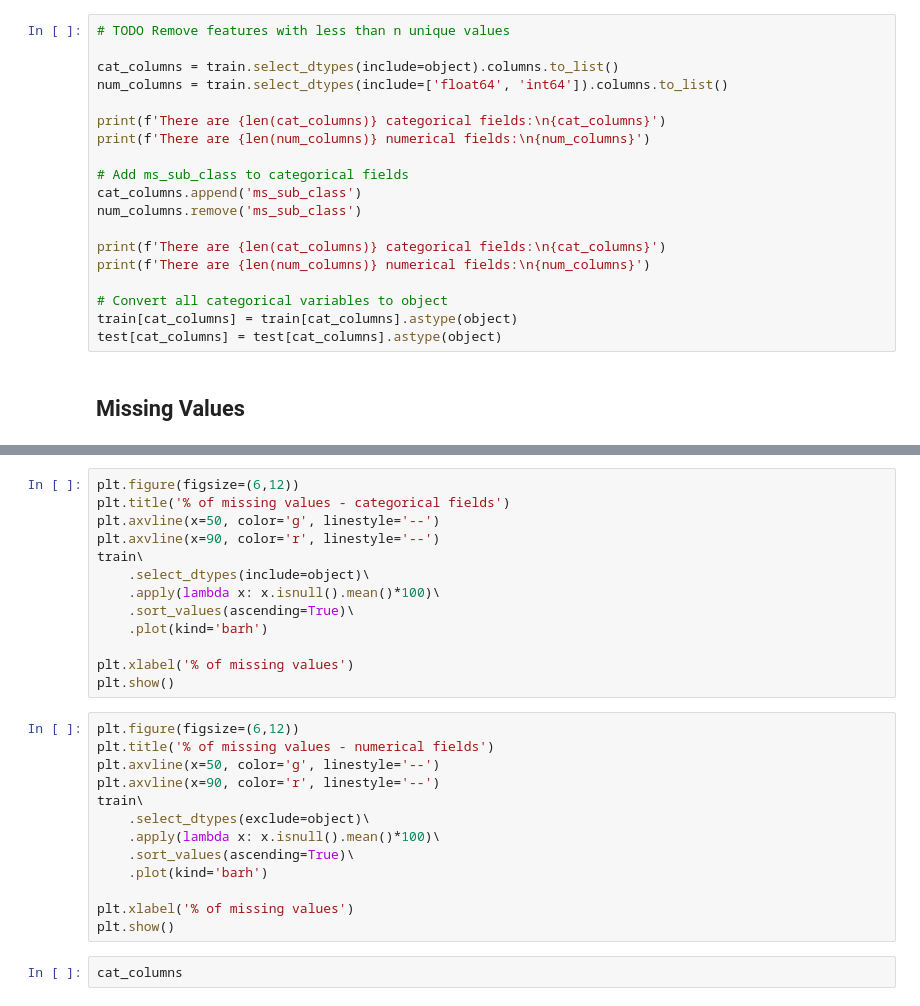
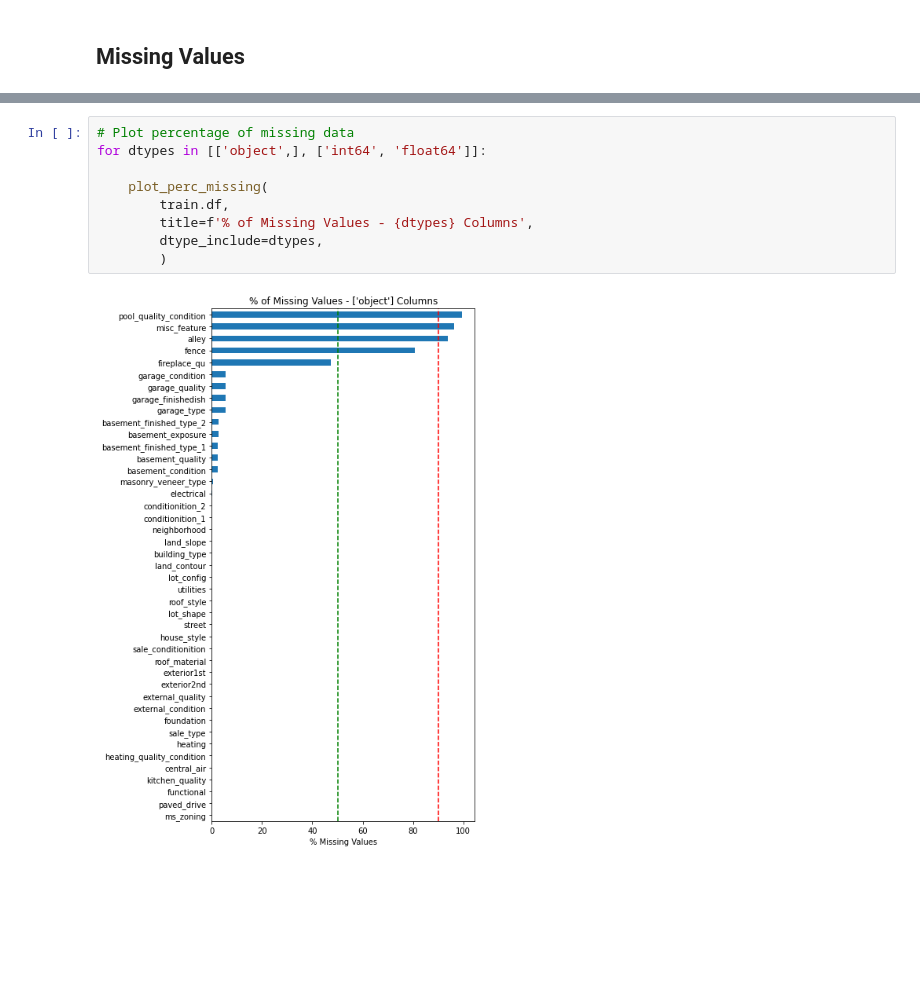
Before and after one commit to jeandsantos/deploying-housing-price-model, a Jupyter notebook: analysis.ipynb, the cells around one changed output, grey strips where cells are left out. Drawn from its saved outputs; the diff is of its cells as text; blank space fills up the shorter version.

Commit message:
added plot function for perc missing

```diff
--- a/analysis.ipynb
+++ b/analysis.ipynb
@@ -88,22 +96,3 @@ Found 0 constant column(s). Removing columns:
-# %%
-# TODO Remove features with less than n unique values
-
-cat_columns = train.select_dtypes(include=object).columns.to_list()
-num_columns = train.select_dtypes(include=['float64', 'int64']).columns.to_list()
-
-print(f'There are {len(cat_columns)} categorical fields:\n{cat_columns}')
-print(f'There are {len(num_columns)} numerical fields:\n{num_columns}')
-
-# Add ms_sub_class to categorical fields
-cat_columns.append('ms_sub_class')
-num_columns.remove('ms_sub_class')
-
-print(f'There are {len(cat_columns)} categorical fields:\n{cat_columns}')
-print(f'There are {len(num_columns)} numerical fields:\n{num_columns}')
-
-# Convert all categorical variables to object
-train[cat_columns] = train[cat_columns].astype(object)
-test[cat_columns] = test[cat_columns].astype(object)
 # %% [markdown]
 ## Missing Values
 # %%
@@ -114,28 +124,11 @@ print("\n".join(train.columns[missing_bool].tolist()))
-# %%
-plt.figure(figsize=(6,12))
-plt.title('% of missing values - categorical fields')
-plt.axvline(x=50, color='g', linestyle='--')
-plt.axvline(x=90, color='r', linestyle='--')
-train\
-    .select_dtypes(include=object)\
-    .apply(lambda x: x.isnull().mean()*100)\
-    .sort_values(ascending=True)\
-    .plot(kind='barh')
-
-plt.xlabel('% of missing values')
-plt.show()
-# %%
-plt.figure(figsize=(6,12))
-plt.title('% of missing values - numerical fields')
-plt.axvline(x=50, color='g', linestyle='--')
-plt.axvline(x=90, color='r', linestyle='--')
-train\
-    .select_dtypes(exclude=object)\
-    .apply(lambda x: x.isnull().mean()*100)\
-    .sort_values(ascending=True)\
-    .plot(kind='barh')
-
-plt.xlabel('% of missing values')
-plt.show()
-# %%
-cat_columns
+# %%
+# Plot percentage of missing data
+for dtypes in [['object',], ['int64', 'float64']]:
+
+    plot_perc_missing(
+        train.df,
+        title=f'% of Missing Values - {dtypes} Columns',
+        dtype_include=dtypes,
+        )
+# %% [output]
+[figure, added]
```
Also changed, not shown: parts of 4 cells of this notebook, 3 other files.
